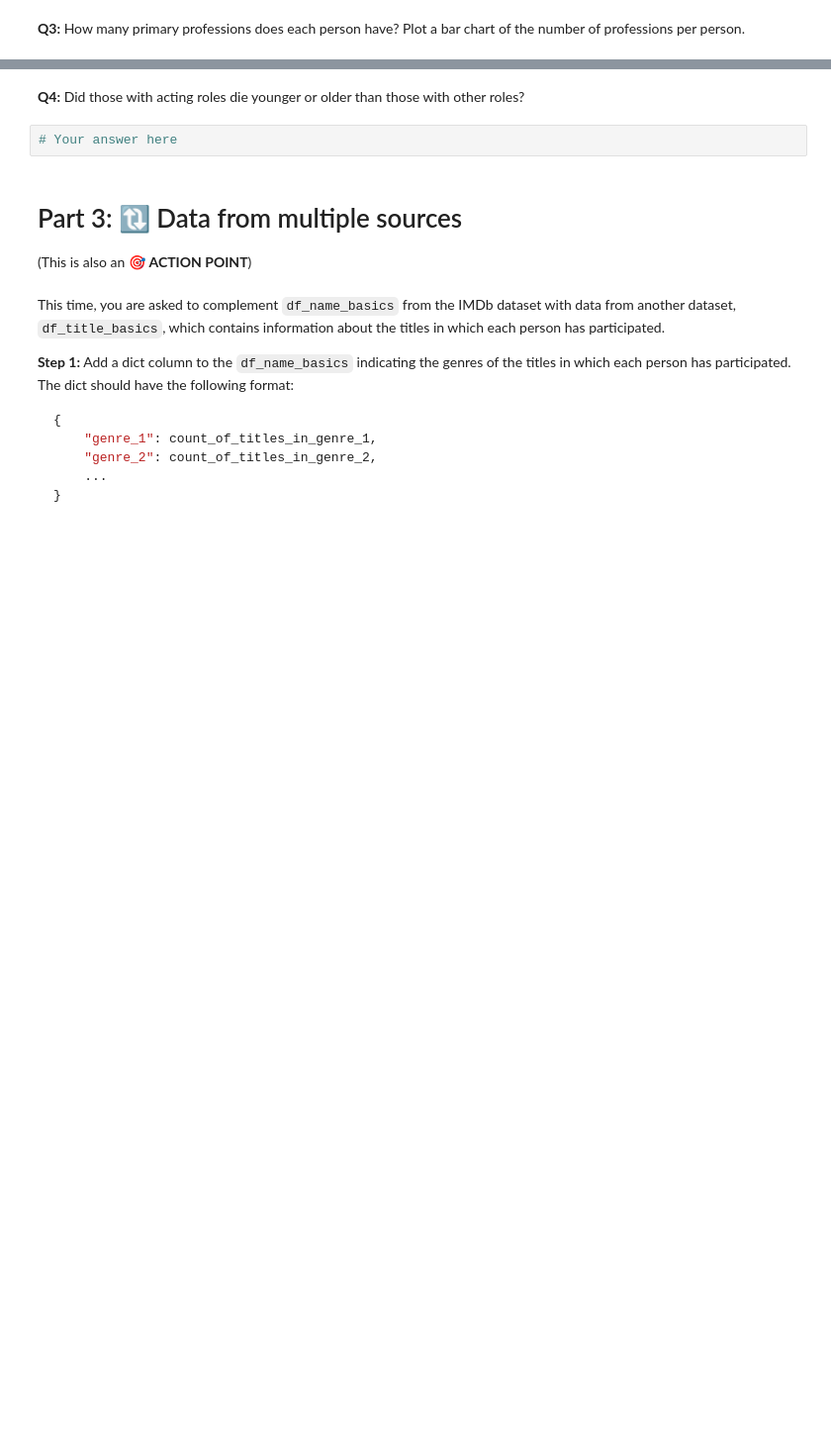
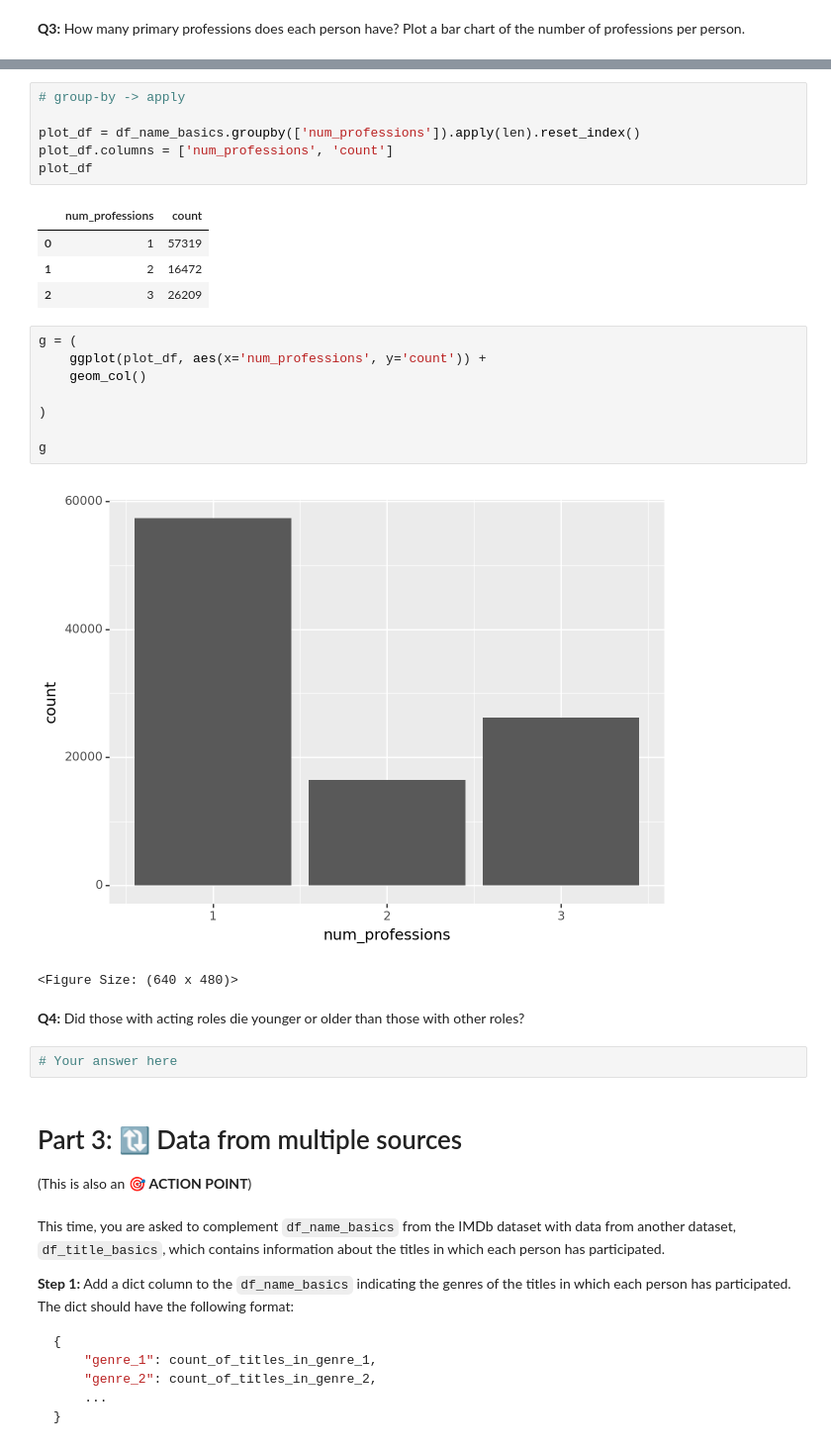
Before and after one commit to lse-ds105/w08-w09-imdb-data, a Jupyter notebook: notebooks/LSE_DS105A_W08_lecture.ipynb, the cells around one changed output, grey strips where cells are left out. Shown at 99% size. Cells and saved outputs as stored; diff of their text form; blank space fills up the shorter version.

```diff
--- a/notebooks/LSE_DS105A_W08_lecture.ipynb
+++ b/notebooks/LSE_DS105A_W08_lecture.ipynb
@@ -252,3 +236,25 @@ p
+# %%
+# group-by -> apply
+
+plot_df = df_name_basics.groupby(['num_professions']).apply(len).reset_index()
+plot_df.columns = ['num_professions', 'count']
+plot_df
+# %% [output]
+|  | num_professions | count |
+| 0 | 1 | 57319 |
+| 1 | 2 | 16472 |
+| 2 | 3 | 26209 |
+# %%
+g = (
+    ggplot(plot_df, aes(x='num_professions', y='count')) +
+    geom_col()
+
+)
+
+g
+# %% [output]
+[figure, added]
+<Figure Size: (640 x 480)>
 # %% [markdown]
 **Q4:** Did those with acting roles die younger or older than those with other roles?
 # %%
```
Also changed, not shown: parts of 16 cells of this notebook.
